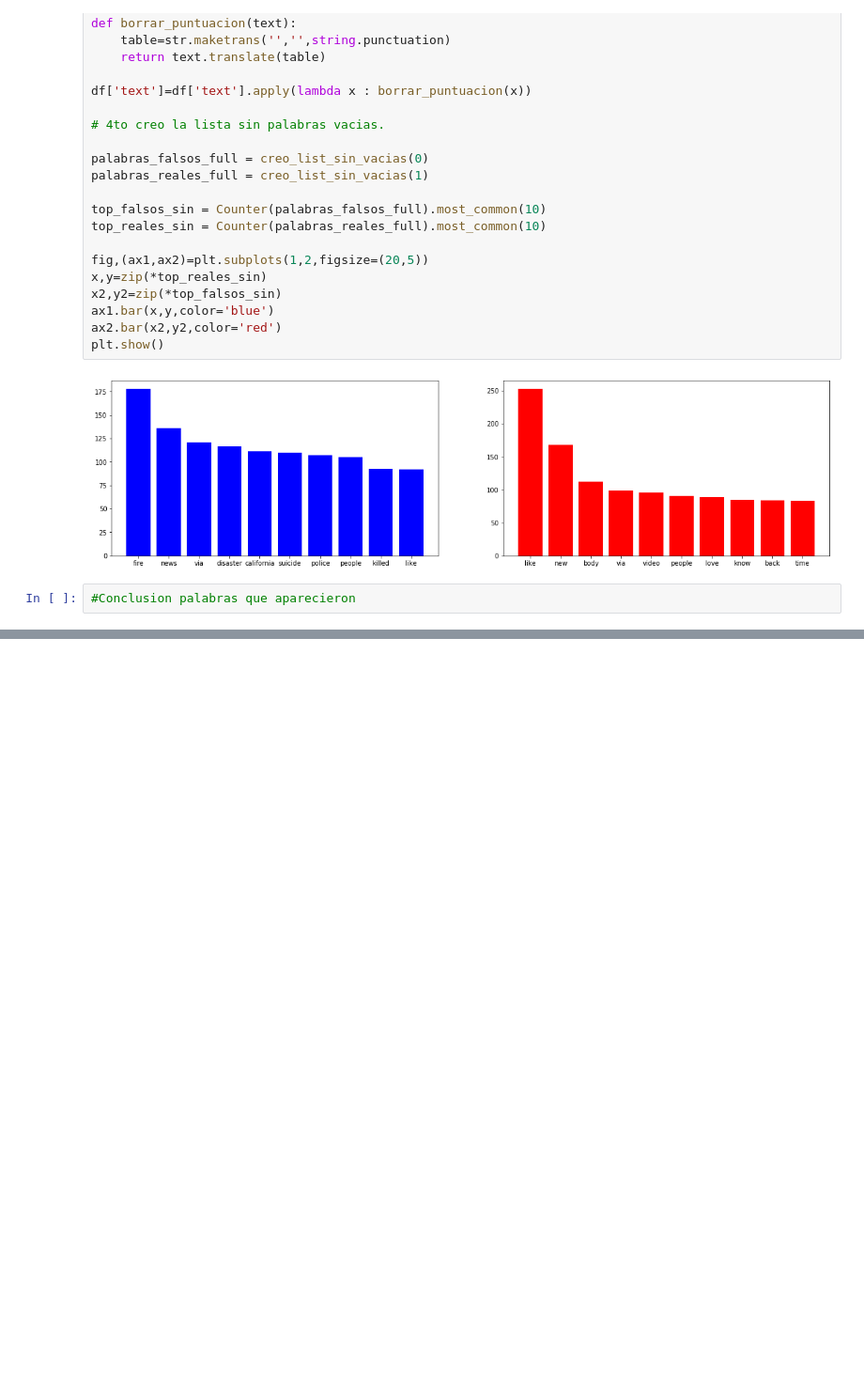
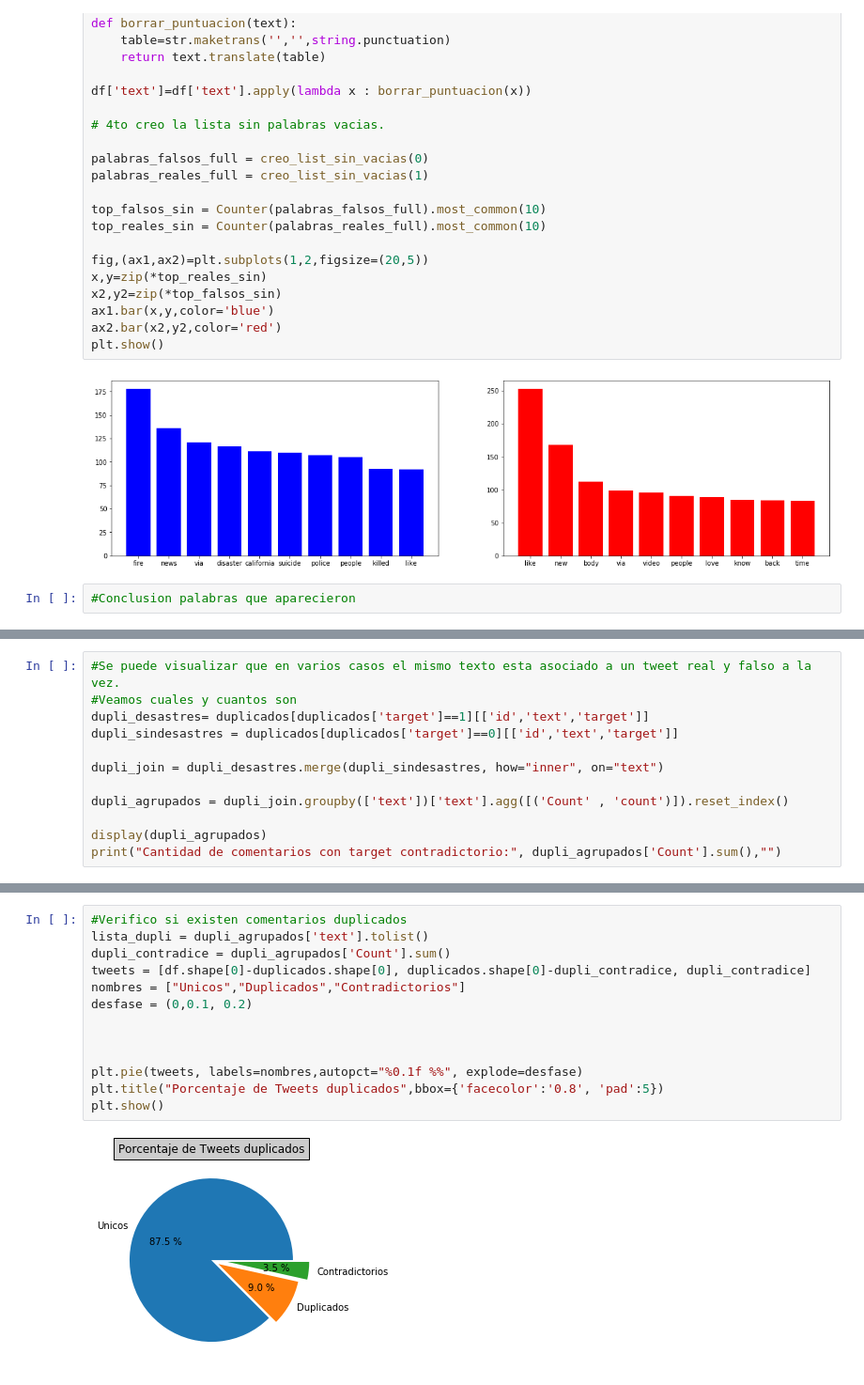
Before and after one commit to pabliyo/coronadatos, a Jupyter notebook: TP1-AnalisisText.ipynb, the cells around one changed output, grey strips where cells are left out. Shown: that part at 94% size. Drawn from its saved outputs; the diff is of its cells as text; blank space fills up the shorter version.

```diff
--- a/TP1-AnalisisText.ipynb
+++ b/TP1-AnalisisText.ipynb
@@ -369,0 +338,12 @@ dfreal.text.str.len().describe().plot.bar()
+# %%
+#Se puede visualizar que en varios casos el mismo texto esta asociado a un tweet real y falso a la vez.
+#Veamos cuales y cuantos son
+dupli_desastres= duplicados[duplicados['target']==1][['id','text','target']]
+dupli_sindesastres = duplicados[duplicados['target']==0][['id','text','target']]
+
+dupli_join = dupli_desastres.merge(dupli_sindesastres, how="inner", on="text")
+
+dupli_agrupados = dupli_join.groupby(['text'])['text'].agg([('Count' , 'count')]).reset_index()
+
+display(dupli_agrupados)
+print("Cantidad de comentarios con target contradictorio:", dupli_agrupados['Count'].sum(),"")
@@ -369,0 +365,15 @@ dfreal.text.str.len().describe().plot.bar()
+# %%
+#Verifico si existen comentarios duplicados
+lista_dupli = dupli_agrupados['text'].tolist()
+dupli_contradice = dupli_agrupados['Count'].sum()
+tweets = [df.shape[0]-duplicados.shape[0], duplicados.shape[0]-dupli_contradice, dupli_contradice]
+nombres = ["Unicos","Duplicados","Contradictorios"]
+desfase = (0,0.1, 0.2)
+
+
+
+plt.pie(tweets, labels=nombres,autopct="%0.1f %%", explode=desfase)
+plt.title("Porcentaje de Tweets duplicados",bbox={'facecolor':'0.8', 'pad':5})
+plt.show()
+# %% [output]
+[figure, added]
```
Also changed, not shown: parts of 12 cells of this notebook.
